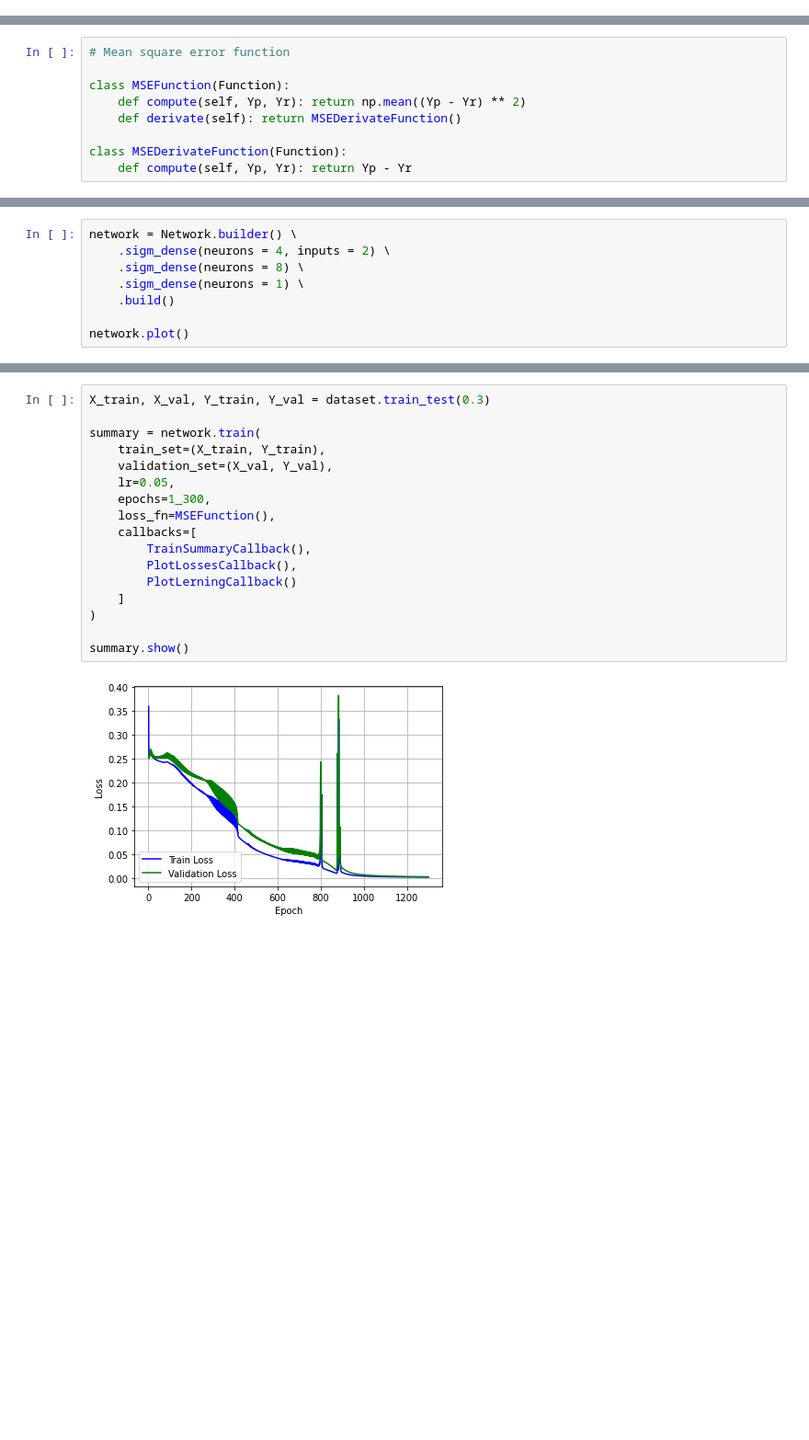
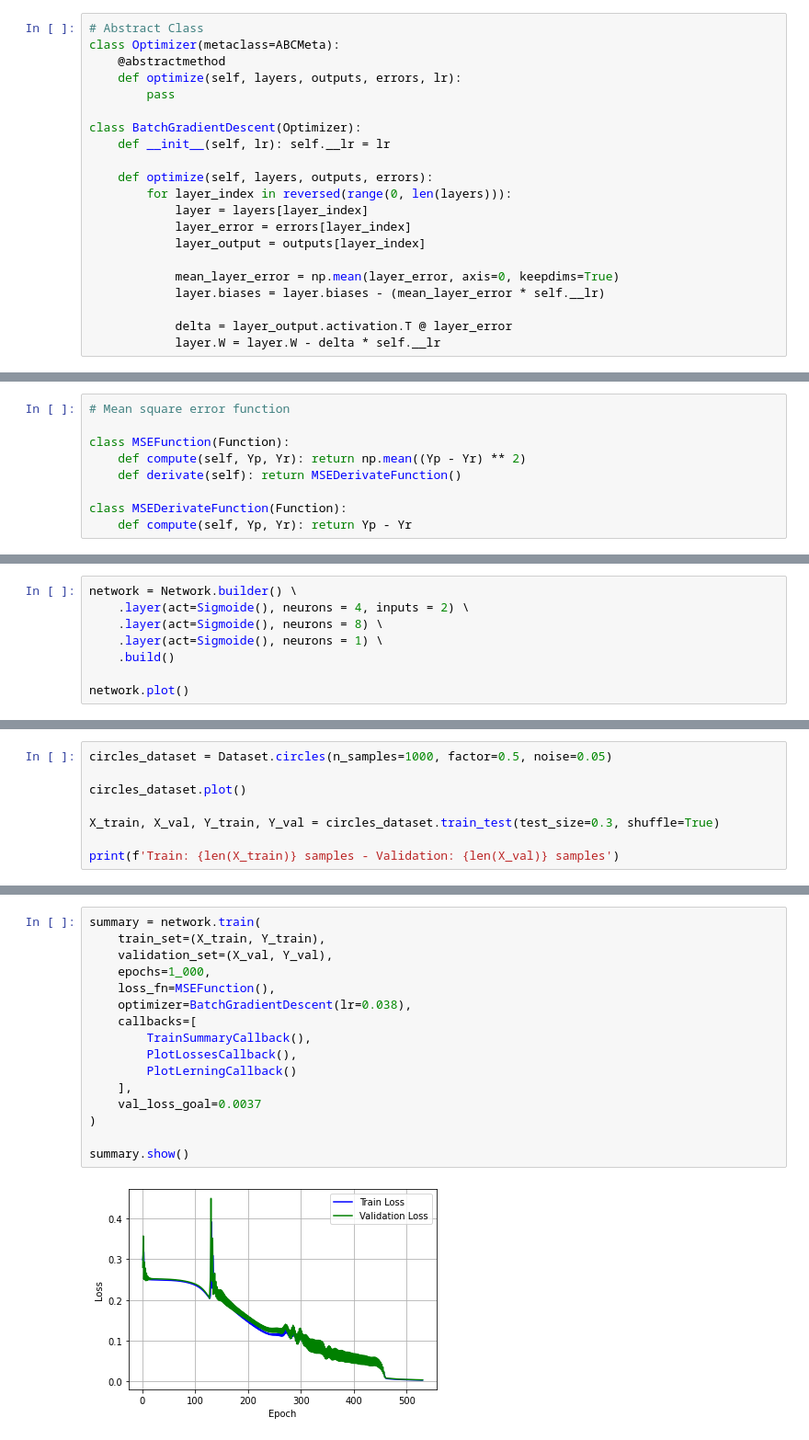
Before and after one commit to adrianmarino/neural-network-from-scratch, a Jupyter notebook: Neural_network_from_scratch.ipynb, the cells around one changed output, grey strips where cells are left out. Shown: that part at 92% size. Drawn from its saved outputs; the diff is of its cells as text; blank space fills up the shorter version.

Commit message:
spiral dataset resolved ;)

```diff
--- a/Neural_network_from_scratch.ipynb
+++ b/Neural_network_from_scratch.ipynb
@@ -326 +430,22 @@ class PlotLerningCallback(TrainCallback):
+# %%
+# Abstract Class
+class Optimizer(metaclass=ABCMeta):
+    @abstractmethod
+    def optimize(self, layers, outputs, errors, lr):
+        pass
+
+class BatchGradientDescent(Optimizer):
+    def __init__(self, lr): self.__lr = lr
+
+    def optimize(self, layers, outputs, errors):
+        for layer_index in reversed(range(0, len(layers))):
+            layer = layers[layer_index]
+            layer_error = errors[layer_index]
+            layer_output = outputs[layer_index]
+
+            mean_layer_error = np.mean(layer_error, axis=0, keepdims=True)
+            layer.biases = layer.biases - (mean_layer_error * self.__lr)
+
+            delta = layer_output.activation.T @ layer_error
+            layer.W = layer.W - delta * self.__lr
 # %% [markdown]
@@ -406,8 +533,8 @@ class MSEDerivateFunction(Function):
 # %%
 network = Network.builder() \
-    .sigm_dense(neurons = 4, inputs = 2) \
-    .sigm_dense(neurons = 8) \
-    .sigm_dense(neurons = 1) \
+    .layer(act=Sigmoide(), neurons = 4, inputs = 2) \
+    .layer(act=Sigmoide(), neurons = 8) \
+    .layer(act=Sigmoide(), neurons = 1) \
     .build()
 
 network.plot()
@@ -419 +546,9 @@ network.plot()
 [figure]
+# %%
+circles_dataset = Dataset.circles(n_samples=1000, factor=0.5, noise=0.05)
+
+circles_dataset.plot()
+
+X_train, X_val, Y_train, Y_val = circles_dataset.train_test(test_size=0.3, shuffle=True)
+
+print(f'Train: {len(X_train)} samples - Validation: {len(X_val)} samples')
@@ -420,19 +558,18 @@ network.plot()
 # %%
-X_train, X_val, Y_train, Y_val = dataset.train_test(0.3)
-
 summary = network.train(
     train_set=(X_train, Y_train),
     validation_set=(X_val, Y_val),
-    lr=0.05,
-    epochs=1_300,
+    epochs=1_000,
     loss_fn=MSEFunction(),
+    optimizer=BatchGradientDescent(lr=0.038),
     callbacks=[
         TrainSummaryCallback(),
         PlotLossesCallback(),
         PlotLerningCallback()
-    ]
+    ],
+    val_loss_goal=0.0037
 )
 
 summary.show()
 # %% [output]
-[figure, old version]
+[figure, new version]
```
Also changed, not shown: parts of 24 cells of this notebook.
